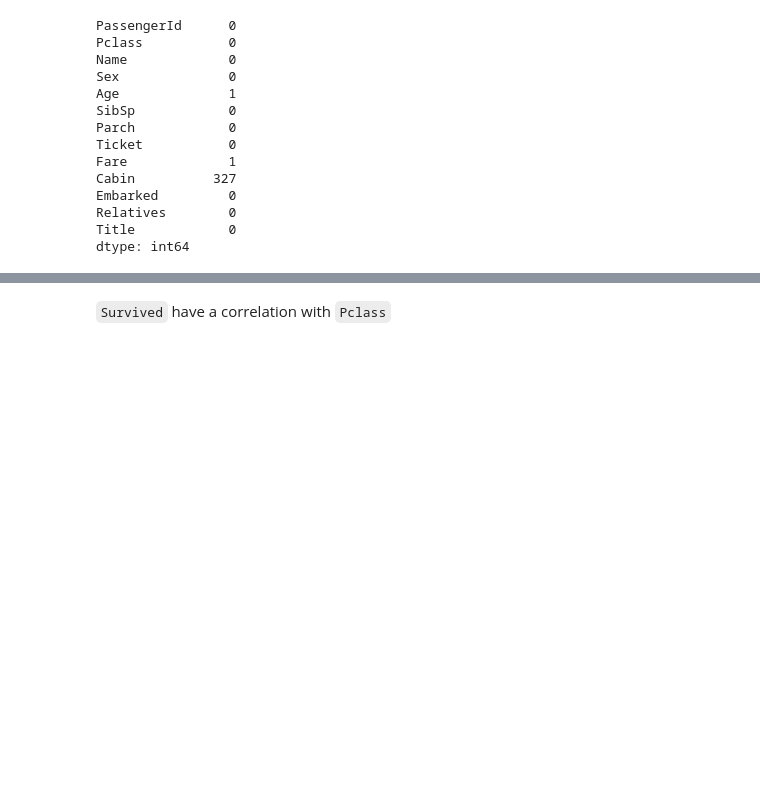
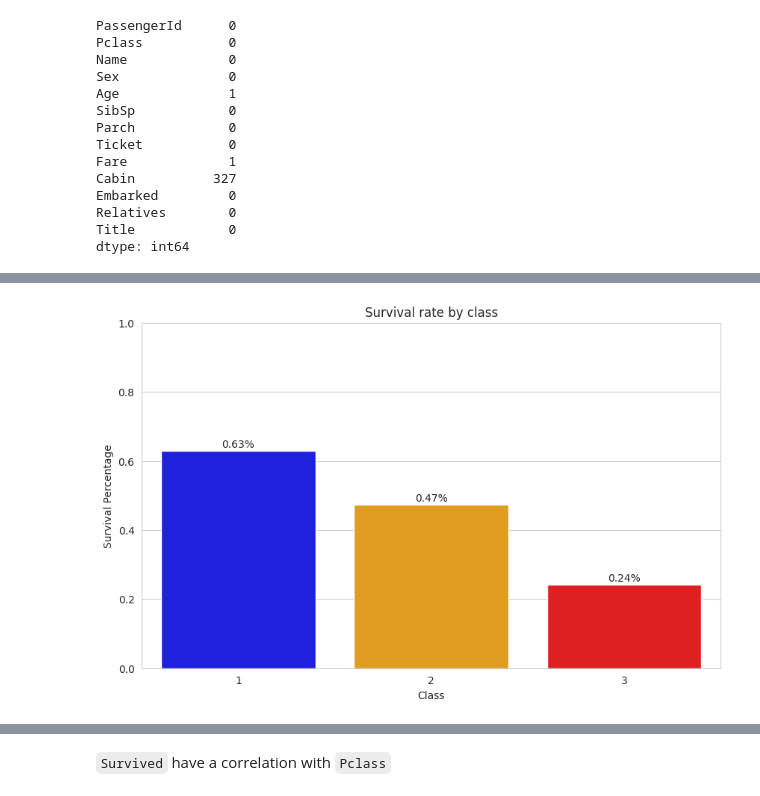
Before and after one commit to gugasth/Titanic, a Jupyter notebook: Titanic.ipynb, the cells around one changed output, grey strips where cells are left out. Saved outputs shown, nothing was run; the diff lists cells and outputs as text; code cells hidden in the pictures; blank space fills up the shorter version.

```diff
--- a/Titanic.ipynb
+++ b/Titanic.ipynb
@@ -224,0 +252,23 @@ dtype: int64
+# %%
+classes = train_data['Pclass'].unique()
+classes.sort()
+
+survival_list = []
+
+for item in classes:
+    class_passengers = train_data[train_data['Pclass'] == item]
+    survival_class = class_passengers['Survived'].sum()/class_passengers['Survived'].count()
+    survival_list.append(survival_class)
+
+plt.figure(figsize=(10, 6))
+plt.title("Survival rate by class")
+plt.xlabel('Class')
+plt.ylabel('Survival Percentage')
+plt.ylim(0, 1)
+
+sns.barplot(x=['1', '2', '3'], y= survival_list, hue=['1', '2', '3'], palette=['blue', 'orange', 'r'], legend=False)
+
+for index, value in  enumerate(survival_list):
+    plt.text(index, value + 0.01, f'{value:.2f}%', ha='center')
+# %% [output]
+[figure, added]
```
Also changed, not shown: parts of 13 cells of this notebook.
